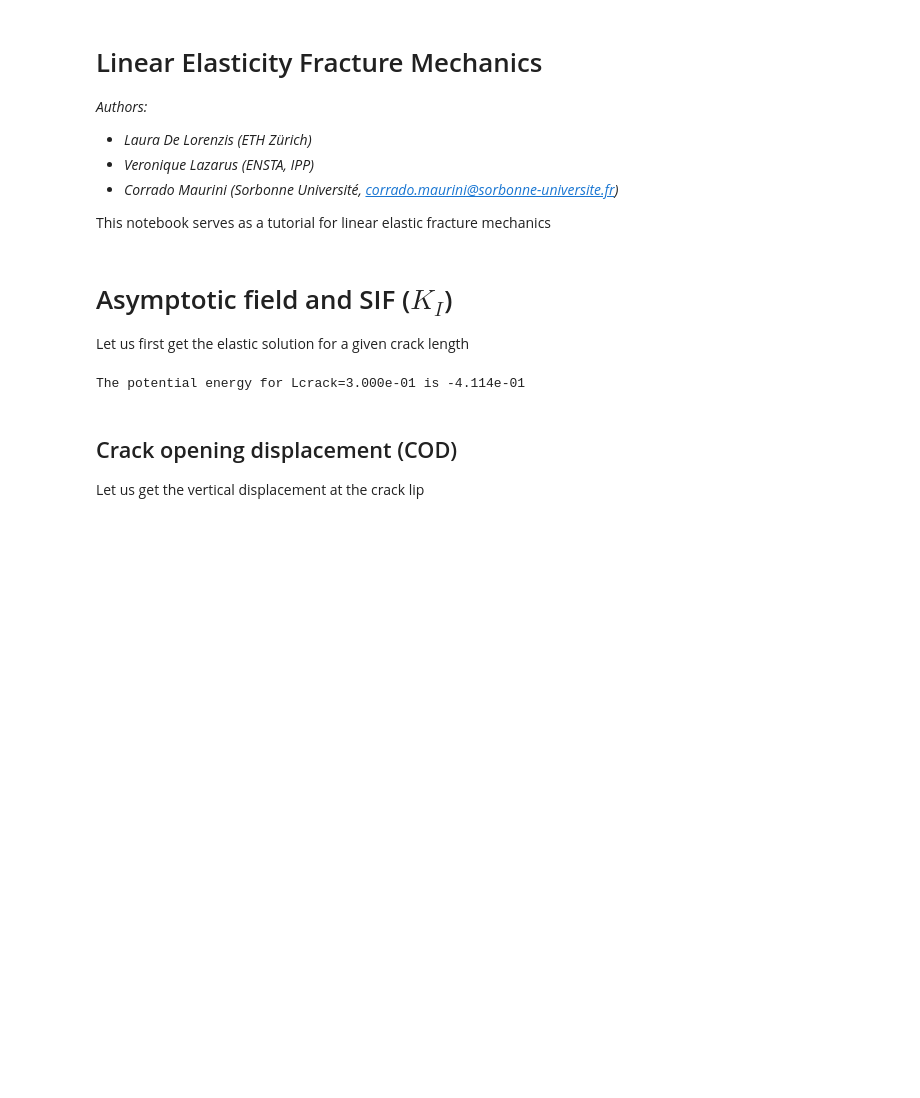
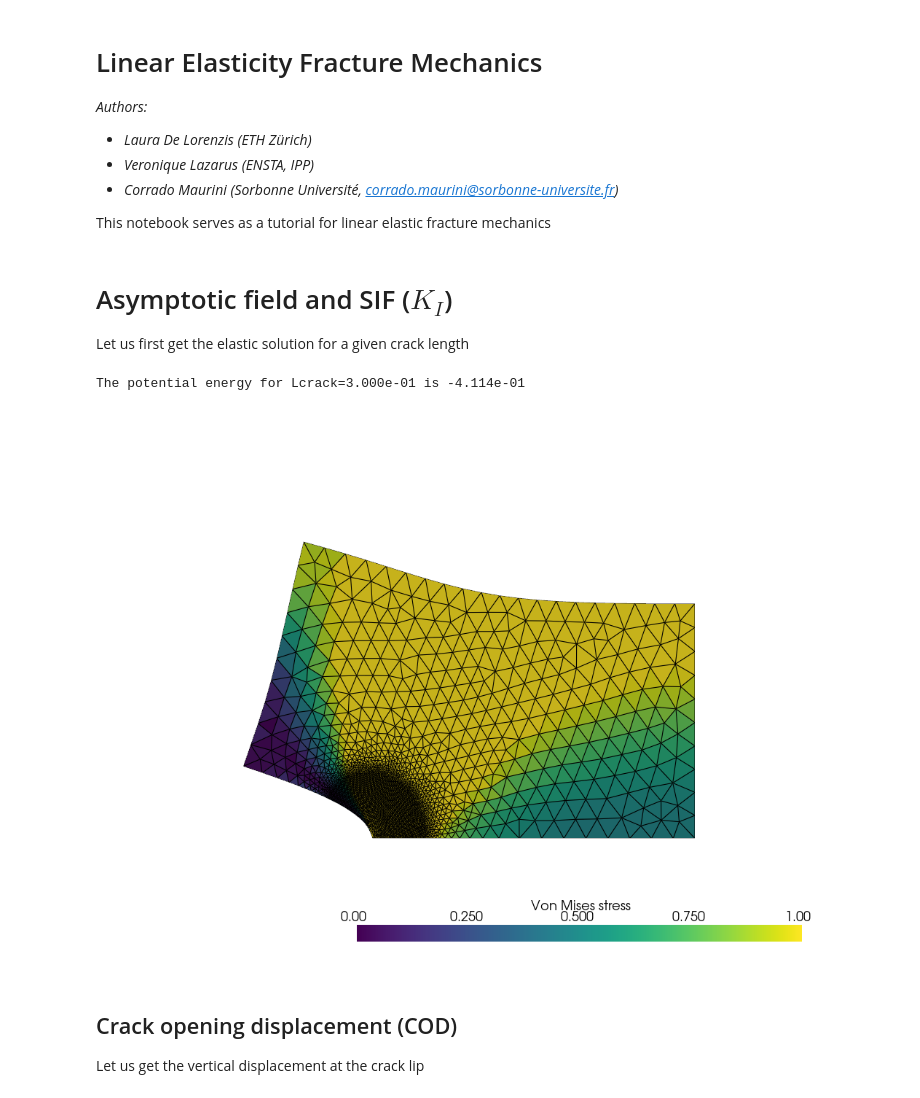
Before and after one commit to newfrac/fenicsx-fracture, a Jupyter notebook: notebooks/linear-elasticity/02-LEFM.ipynb, the cells around one changed output. Cells and saved outputs as stored; diff of their text form; code cells hidden in the pictures; blank space fills up the shorter version.

Commit message:
comment xvfb, seems not needed

```diff
--- a/notebooks/linear-elasticity/02-LEFM.ipynb
+++ b/notebooks/linear-elasticity/02-LEFM.ipynb
@@ -47,35 +47,36 @@ lc =.05
 dist_min = .1
 dist_max = .3
 uh, energy, sigma_ufl = solve_elasticity(Lx=Lx,
                                          Ly=Ly,
                                          Lcrack=Lcrack,
                                          lc=lc,
                                          refinement_ratio=20,
                                          dist_min=dist_min,
                                          dist_max=dist_max,
                                          verbosity=1)
 
 from plots import warp_plot_2d
 import pyvista
-pyvista.set_jupyter_backend("static")
-pyvista.start_xvfb()
+#pyvista.set_jupyter_backend("static")
+#pyvista.start_xvfb()
 
 import ufl
 sigma_iso = 1./3*ufl.tr(sigma_ufl)*ufl.Identity(len(uh))
 sigma_dev =  sigma_ufl - sigma_iso
 von_Mises = ufl.sqrt(3./2*ufl.inner(sigma_dev, sigma_dev))
 V_dg = fem.functionspace(uh.function_space.mesh, ("DG", 0))
 stress_expr = fem.Expression(von_Mises, V_dg.element.interpolation_points())
 vm_stress = fem.Function(V_dg)
 vm_stress.interpolate(stress_expr)
 
 plotter = warp_plot_2d(uh,cell_field=vm_stress,field_name="Von Mises stress", factor=.1,show_edges=True,clim=[0.0, 1.0],show_scalar_bar=True)
 if not pyvista.OFF_SCREEN:
     plotter.show()
 else:
     figure = plotter.screenshot(f"{outdir}/VonMises.png")
 # %% [output]
 The potential energy for Lcrack=3.000e-01 is -4.114e-01
+[figure, added]
 # %% [markdown]
 ## Crack opening displacement (COD)
 
```
Also changed, not shown: parts of 2 cells of this notebook, 3 other files.
